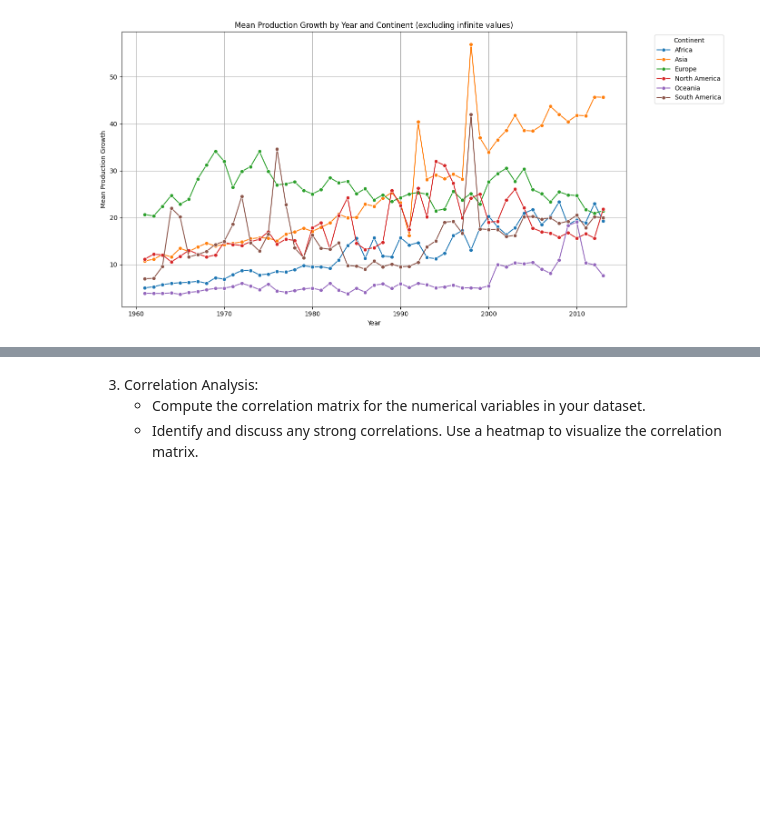
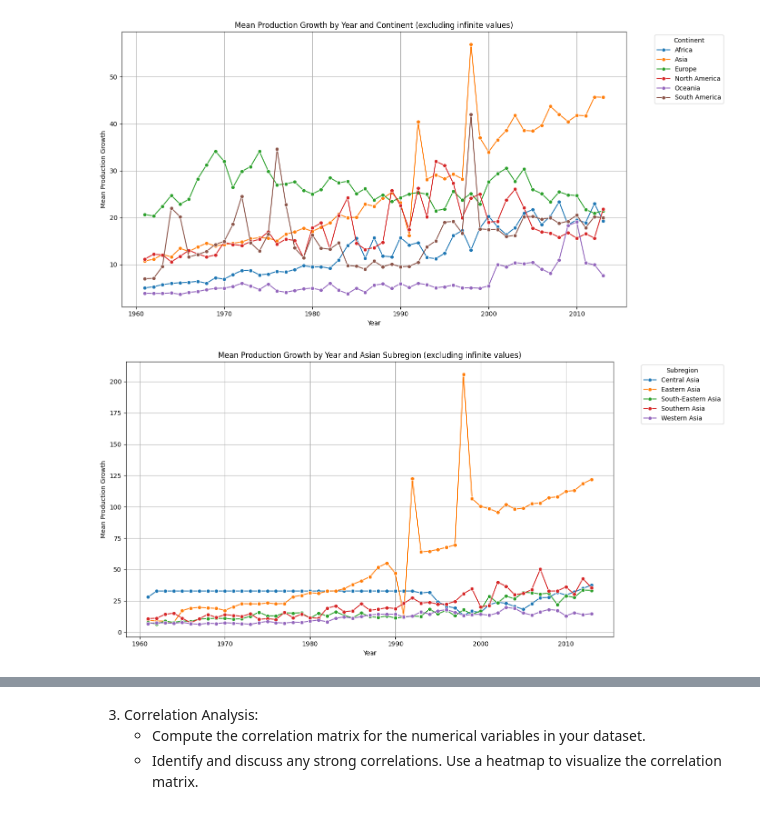
Before and after one commit to Alessa-Gillespie/ASSMT1-GRP3-DATAVIZ, a Jupyter notebook: dataviz_assessment1.ipynb, the cells around one changed output, grey strips where cells are left out. Saved outputs shown, nothing was run; the diff lists cells and outputs as text; code cells hidden in the pictures; blank space fills up the shorter version.

```diff
--- a/dataviz_assessment1.ipynb
+++ b/dataviz_assessment1.ipynb
@@ -1542,3 +1578,34 @@ plt.tight_layout()
 plt.show()
 # %% [output]
 [figure]
+# %%
+# Define a list of Asian subregions according to the UN geoscheme
+asian_subregions = [
+    'Central Asia', 'Eastern Asia', 'South-Eastern Asia', 'Southern Asia', 'Western Asia'
+]
+
+# Filter out infinite values and exclude the year 2017
+filtered_df = merged_df[~np.isinf(merged_df['PRODUCTION_GROWTH'])]
+filtered_df = filtered_df[filtered_df['YEAR'] != 2017]
+
+# Filter the dataset to include only Asian subregions
+asian_df = filtered_df[filtered_df['SUBREGION'].isin(asian_subregions)]
+
+# Perform the group-by operation and calculate the mean, grouping by both 'YEAR' and 'SUBREGION'
+grouped_asian_data = asian_df.groupby(['YEAR', 'SUBREGION']).agg({
+    'PRODUCTION_GROWTH': 'mean'
+}).reset_index()
+
+# Plot the aggregated data
+plt.figure(figsize=(14, 7))
+sns.lineplot(data=grouped_asian_data, x='YEAR', y='PRODUCTION_GROWTH', hue='SUBREGION', marker='o')
+
+plt.title('Mean Production Growth by Year and Asian Subregion (excluding infinite values)')
+plt.xlabel('Year')
+plt.ylabel('Mean Production Growth')
+plt.legend(title='Subregion', bbox_to_anchor=(1.05, 1), loc='upper left')
+plt.grid(True)
+plt.tight_layout()
+plt.show()
+# %% [output]
+[figure, added]
```
Also changed, not shown: parts of 13 cells of this notebook.
